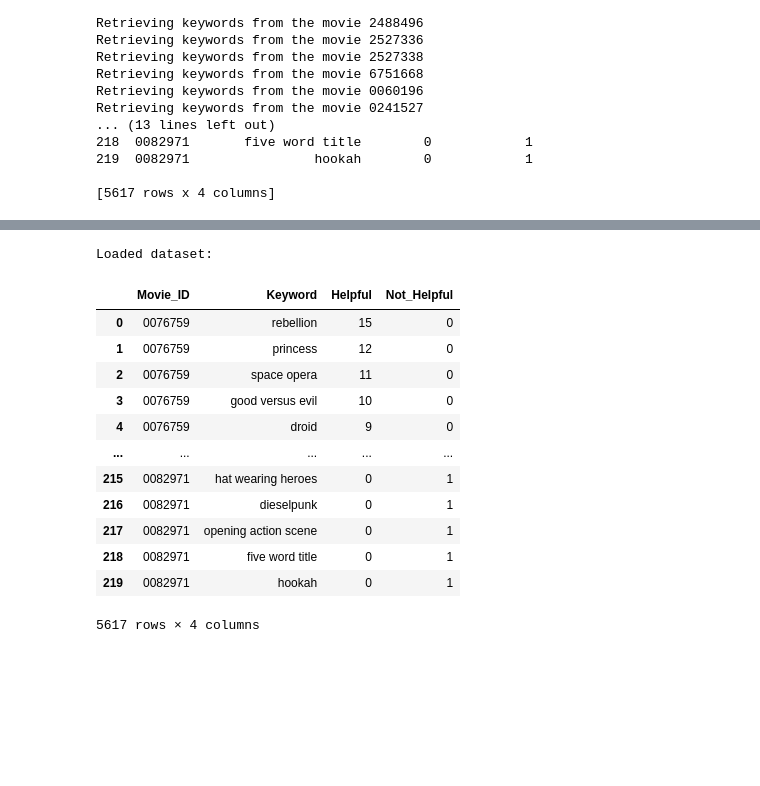
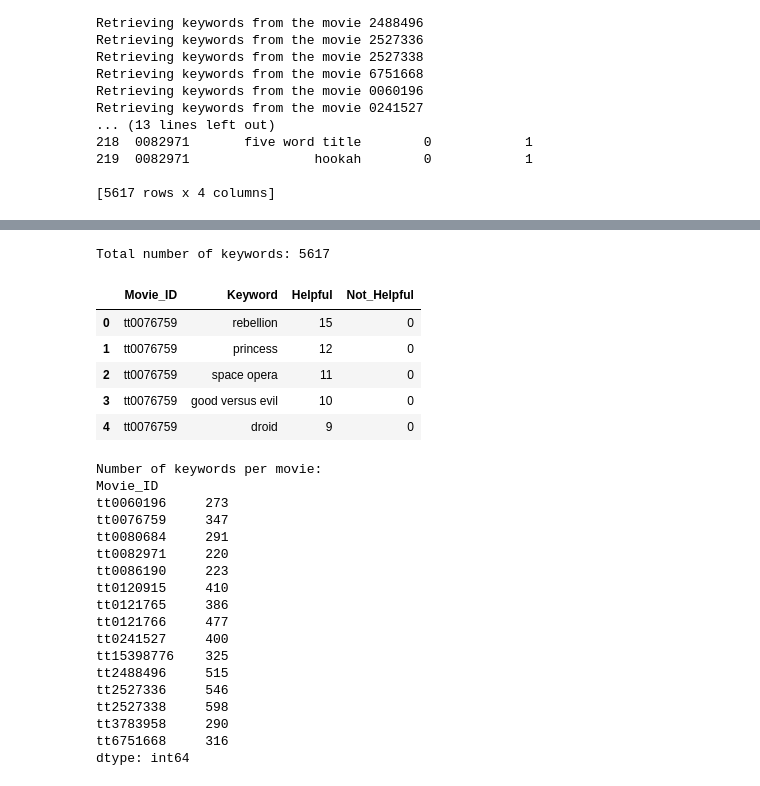
Before and after one commit to Manuele23/DNLP-KeyBert, a Jupyter notebook: Dataset Creation/dataset_creation.ipynb, the cells around one changed output, grey strips where cells are left out. Saved outputs shown, nothing was run; the diff lists cells and outputs as text; code cells hidden in the pictures; blank space fills up the shorter version.

Commit message:
Dataset Creation Completed (also with Keywords Dataset)

```diff
--- a/Dataset Creation/Dataset_Creation - Complete Dataset.ipynb
+++ b/Dataset Creation/dataset_creation.ipynb
@@ -403,0 +401,19 @@ retriever = Retriever()
+# %%
+# STAR WARS MOVIES
+list_of_movies_ids_sw = ['0076759', # Star Wars: Episode IV - A New Hope
+                         '0080684', # Star Wars: Episode V - The Empire Strikes Back
+                         '0086190', # Star Wars: Episode VI - Return of the Jedi
+                         '0120915', # Star Wars: Episode I - The Phantom Menace
+                         '0121765', # Star Wars: Episode II - Attack of the Clones
+                         '0121766', # Star Wars: Episode III - Revenge of the Sith
+                         '2488496', # Star Wars: Episode VII - The Force Awakens
+                         '2527336', # Star Wars: Episode VIII - The Last Jedi
+                         '2527338'] # Star Wars: Episode IX - The Rise of Skywalker
+
+# OTHER MOVIES
+list_of_movies_ids_others = ['6751668', # Parasite
+                             '0060196', # The Good, the Bad and the Ugly
+                             '0241527', # Harry Potter and the Sorcerer's Stone
+                             '15398776', # Oppenheimer
+                             '3783958', # La La Land
+                             '0082971'] # Raiders of the Lost Ark
@@ -453,26 +484,48 @@ Import DataFrame
 # %%
 import pickle
+import pandas as pd
 
 # File path
 file_path = "../Dataset/keywords_df.pkl"
 
+# Load data
 with open(file_path, 'rb') as file:
     keywords_df = pickle.load(file)
 
-print("Loaded dataset:")
-display(keywords_df)
+# Total number of keywords
+total_keywords = len(keywords_df)
+print(f"Total number of keywords: {total_keywords}\n")
+
+# Display the first few rows
+display(keywords_df.head())
+
+# Count number of keywords per movie
+print("\nNumber of keywords per movie:")
+keywords_per_movie = keywords_df.groupby("Movie_ID").size()
+print(keywords_per_movie)
 # %% [output]
-Loaded dataset:
+Total number of keywords: 5617
 |  | Movie_ID | Keyword | Helpful | Not_Helpful |
-| 0 | 0076759 | rebellion | 15 | 0 |
-| 1 | 0076759 | princess | 12 | 0 |
-| 2 | 0076759 | space opera | 11 | 0 |
-| 3 | 0076759 | good versus evil | 10 | 0 |
-| 4 | 0076759 | droid | 9 | 0 |
-| ... | ... | ... | ... | ... |
-| 215 | 0082971 | hat wearing heroes | 0 | 1 |
-| 216 | 0082971 | dieselpunk | 0 | 1 |
-| 217 | 0082971 | opening action scene | 0 | 1 |
-| 218 | 0082971 | five word title | 0 | 1 |
-| 219 | 0082971 | hookah | 0 | 1 |
+| 0 | tt0076759 | rebellion | 15 | 0 |
+| 1 | tt0076759 | princess | 12 | 0 |
+| 2 | tt0076759 | space opera | 11 | 0 |
+| 3 | tt0076759 | good versus evil | 10 | 0 |
+| 4 | tt0076759 | droid | 9 | 0 |
-5617 rows × 4 columns
+Number of keywords per movie:
+Movie_ID
+tt0060196     273
+tt0076759     347
+tt0080684     291
+tt0082971     220
+tt0086190     223
+tt0120915     410
+tt0121765     386
+tt0121766     477
+tt0241527     400
+tt15398776    325
+tt2488496     515
+tt2527336     546
+tt2527338     598
+tt3783958     290
+tt6751668     316
+dtype: int64
```
Also changed, not shown: parts of 14 cells of this notebook.
